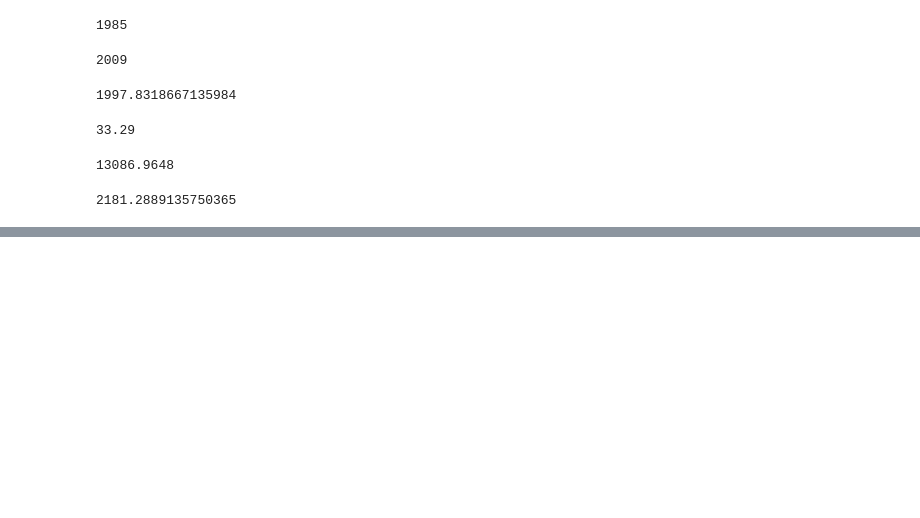
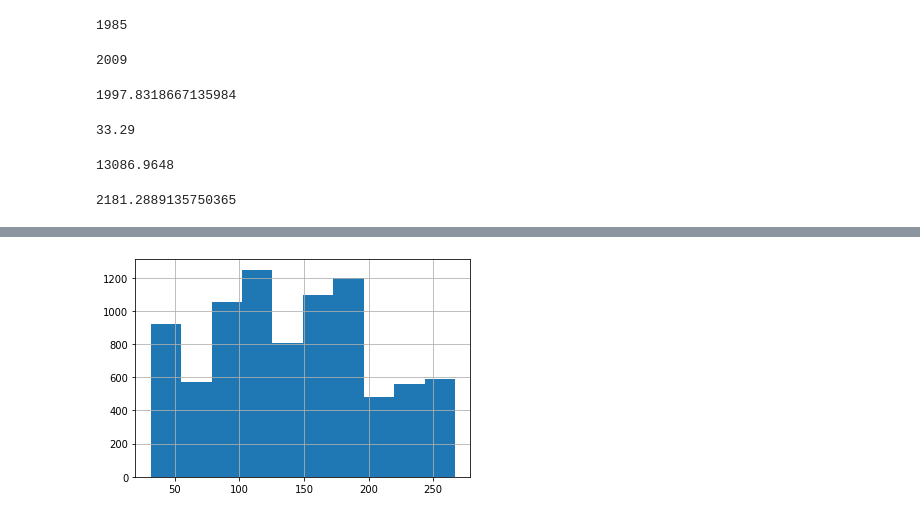
Before and after one commit to Brojas1/FSP, a Jupyter notebook: Copy_of_Food_Sales_Prediction.ipynb, the cells around one changed output, grey strips where cells are left out. Saved outputs shown, nothing was run; the diff lists cells and outputs as text; code cells hidden in the pictures; blank space fills up the shorter version.

```diff
--- a/Copy_of_Food_Sales_Prediction.ipynb
+++ b/Copy_of_Food_Sales_Prediction.ipynb
@@ -260,0 +278,4 @@ df["Item_Outlet_Sales"].mean()
+# %%
+df["Item_MRP"].hist();
+# %% [output]
+[figure, added]
```
Also changed, not shown: parts of 6 cells of this notebook.
